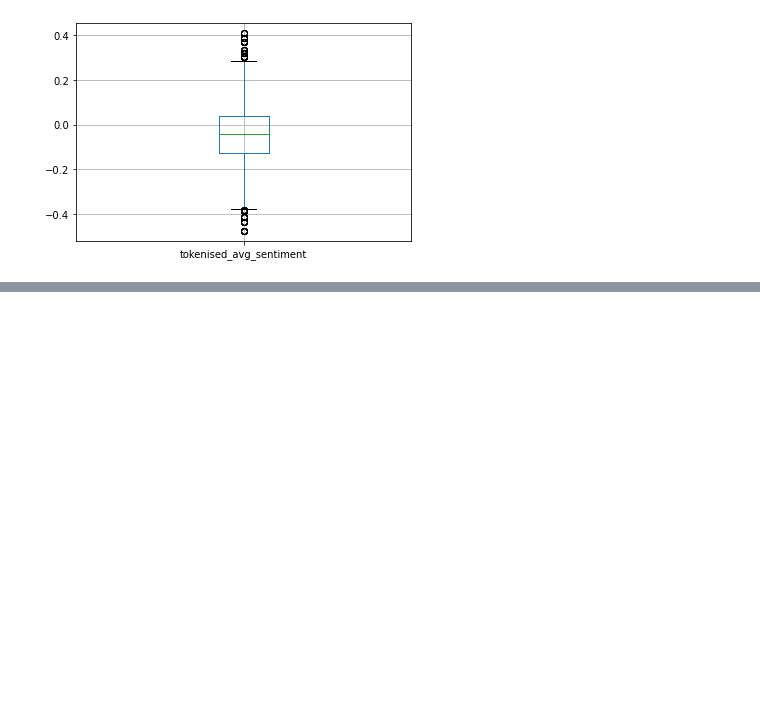
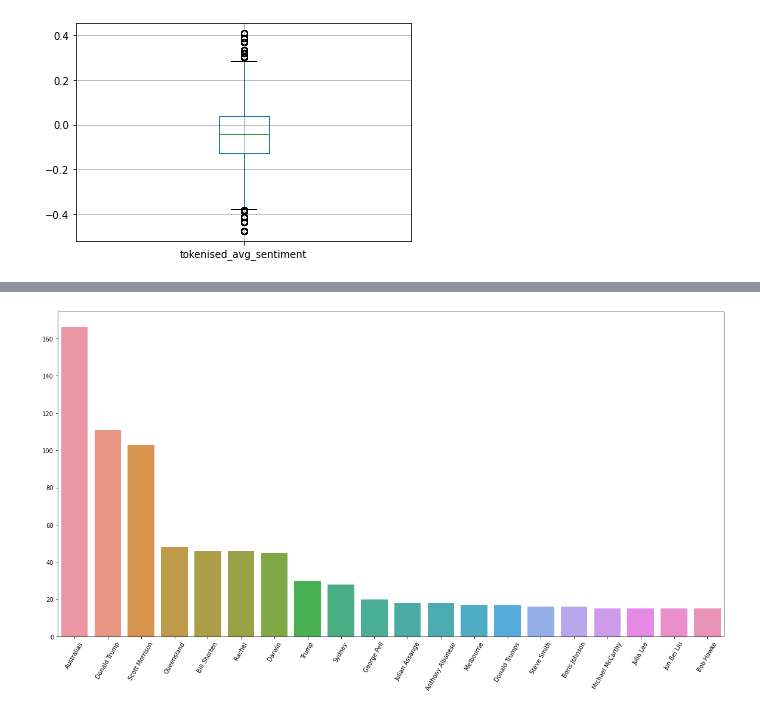
Before and after one commit to ChrisFJardine/Masterclass, a Jupyter notebook: CJardineAssignment3__NER.ipynb, the cells around one changed output, grey strips where cells are left out. Drawn from its saved outputs; the diff is of its cells as text; code cells hidden in the pictures; blank space fills up the shorter version.

```diff
--- a/CJardineAssignment3__NER.ipynb
+++ b/CJardineAssignment3__NER.ipynb
@@ -169,0 +174,6 @@ data.loc[data['tokenised_avg_sentiment'] > 0, 'Good_News'] = 1
+# %%
+#and now the bad news
+bad_news = df2019.loc[df2019['tokenised_avg_sentiment'] < 0 ]
+plot_entities(extract_named_enities(bad_news, ABC_staff))
+# %% [output]
+[figure, added]
```
Also changed, not shown: parts of 9 cells of this notebook.
